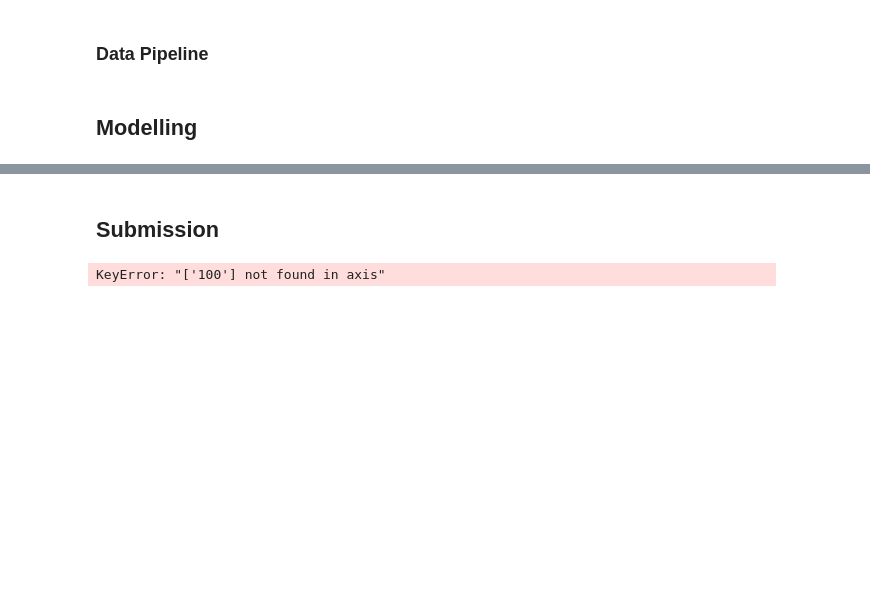
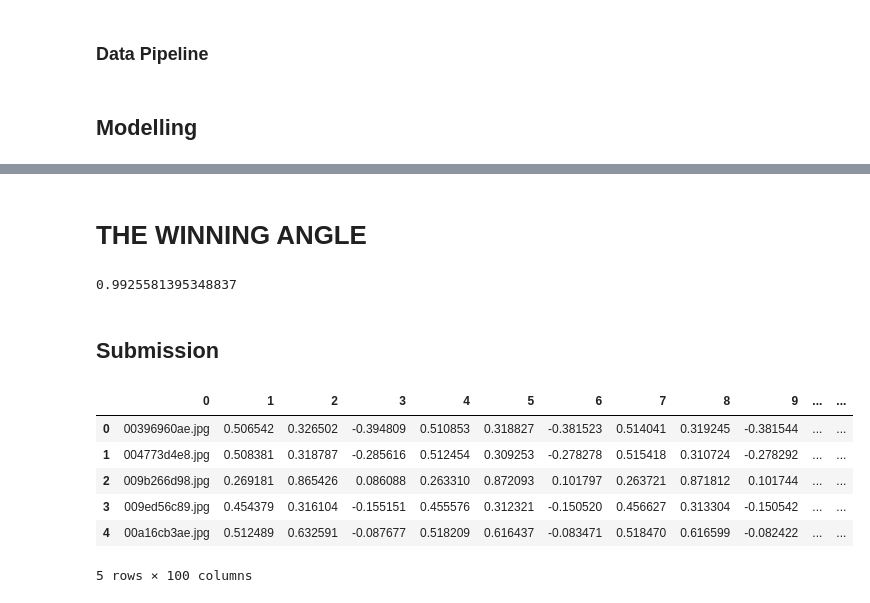
Before and after one commit to adli-arindra/DATASLAYER-ASOY, a Jupyter notebook: main.ipynb, the cells around one changed output, grey strips where cells are left out. Cells and saved outputs as stored; diff of their text form; code cells hidden in the pictures; blank space fills up the shorter version.

Commit message:
WINNING ANGLE

```diff
--- a/main.ipynb
+++ b/main.ipynb
@@ -174,0 +225,2 @@ print(accuracy_score(y_val, y_pred))
+# %% [markdown]
+# THE WINNING ANGLE
@@ -175,14 +239,29 @@ print(accuracy_score(y_val, y_pred))
+# %%
+xgb_clf = xgb.XGBClassifier(n_estimators=100, random_state=42)
+xgb_clf.fit(X_train_angle, y_train)
+
+y_pred = xgb_clf.predict(X_val_angle)
+
+print(accuracy_score(y_val, y_pred))
+# %% [output]
+0.9925581395348837
 # %% [markdown]
 ## Submission
 # %%
 test = pd.read_csv('test.csv')
 test_id = test["0"]
-test_df = test.drop(columns = ["0", "100"])
+test_df = test.drop(columns = ["0"])
 test_df.columns = assign_columns(test_df, False)
 
-test_df.head()
+test.head()
 # %% [output]
+|  | 0 | 1 | 2 | 3 | 4 | 5 | 6 | 7 | 8 | 9 | ... | ... |
+| 0 | 00396960ae.jpg | 0.506542 | 0.326502 | -0.394809 | 0.510853 | 0.318827 | -0.381523 | 0.514041 | 0.319245 | -0.381544 | ... | ... |
+| 1 | 004773d4e8.jpg | 0.508381 | 0.318787 | -0.285616 | 0.512454 | 0.309253 | -0.278278 | 0.515418 | 0.310724 | -0.278292 | ... | ... |
+| 2 | 009b266d98.jpg | 0.269181 | 0.865426 | 0.086088 | 0.263310 | 0.872093 | 0.101797 | 0.263721 | 0.871812 | 0.101744 | ... | ... |
+| 3 | 009ed56c89.jpg | 0.454379 | 0.316104 | -0.155151 | 0.455576 | 0.312321 | -0.150520 | 0.456627 | 0.313304 | -0.150542 | ... | ... |
+| 4 | 00a16cb3ae.jpg | 0.512489 | 0.632591 | -0.087677 | 0.518209 | 0.616437 | -0.083471 | 0.518470 | 0.616599 | -0.082422 | ... | ... |
-KeyError: "['100'] not found in axis"
+5 rows × 100 columns
 # %%
 processed_test = pipeline(test_df, False)
 # %%
```
Also changed, not shown: parts of 13 cells of this notebook, 1 other file.
